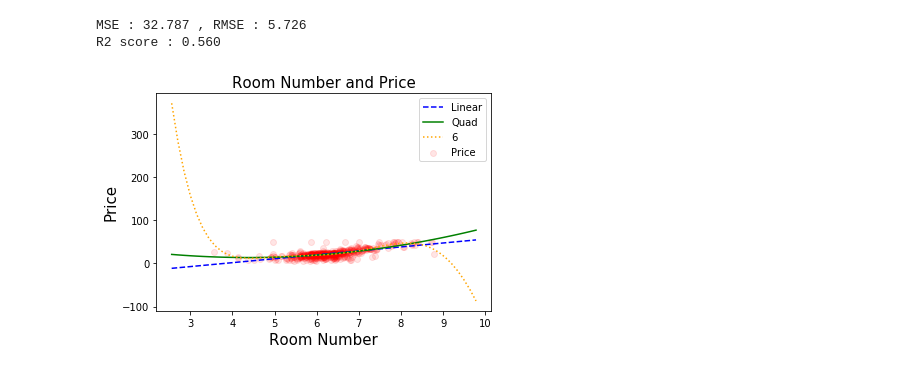
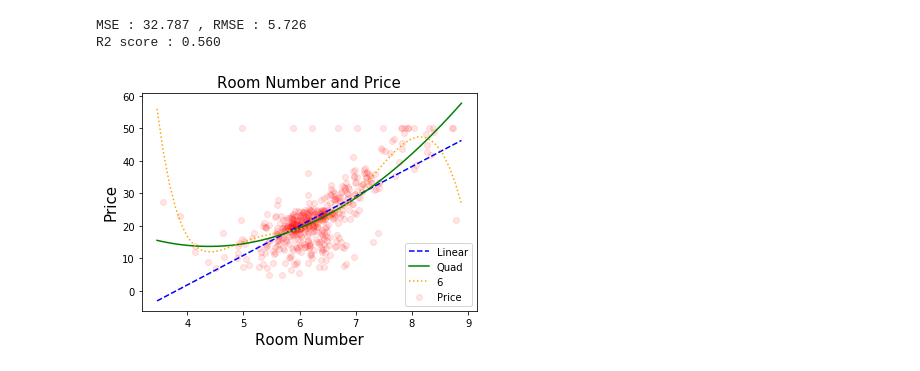
Before and after one commit to hoesungryu/blockchain-devML-course, a Jupyter notebook: code/Day03/Day03_09_Polynomial regression with boston.ipynb, the cells around one changed output. Saved outputs shown, nothing was run; the diff lists cells and outputs as text; code cells hidden in the pictures.

```diff
--- a/code/Day03/Day03_09_Polynomial regression with boston.ipynb
+++ b/code/Day03/Day03_09_Polynomial regression with boston.ipynb
@@ -98,23 +98,23 @@ R2 score : 0.560
 # %%
 import matplotlib.pyplot as plt
 
-xx = np.linspace(X['RM'].min()-1,X['RM'].max()+1)[:,np.newaxis]
+xx = np.linspace(X['RM'].min()-0.1,X['RM'].max()+0.1)[:,np.newaxis]
 xx2 = poly.fit_transform(xx)
 xx3 = degree_poly_6.fit_transform(xx) # 추가 부분
 
 yy1 = model.predict(xx)
 yy2 = poly_model.predict(xx2)
 yy3 = model_6.predict(xx3) # 추가 부분
 
 plt.scatter(X,y,color='red',alpha=0.1,label = 'Price')
 plt.plot(xx,yy1,color='blue',linestyle='--',label='Linear') # 1차식을 그릴거니까
 plt.plot(xx,yy2,color='green',linestyle='-',label='Quad') # 2차식을 그릴거
 plt.plot(xx,yy3,color='orange', linestyle=':',label='6')# 6차식 추가
 
 plt.title("Room Number and Price",fontsize=15)
 plt.xlabel('Room Number',fontsize=15)
 plt.ylabel('Price',fontsize=15)
 plt.legend(fontsize=10)
 plt.show()
 # %% [output]
-[figure, old version]
+[figure, new version]
```
Also changed, not shown: 12 other files.
